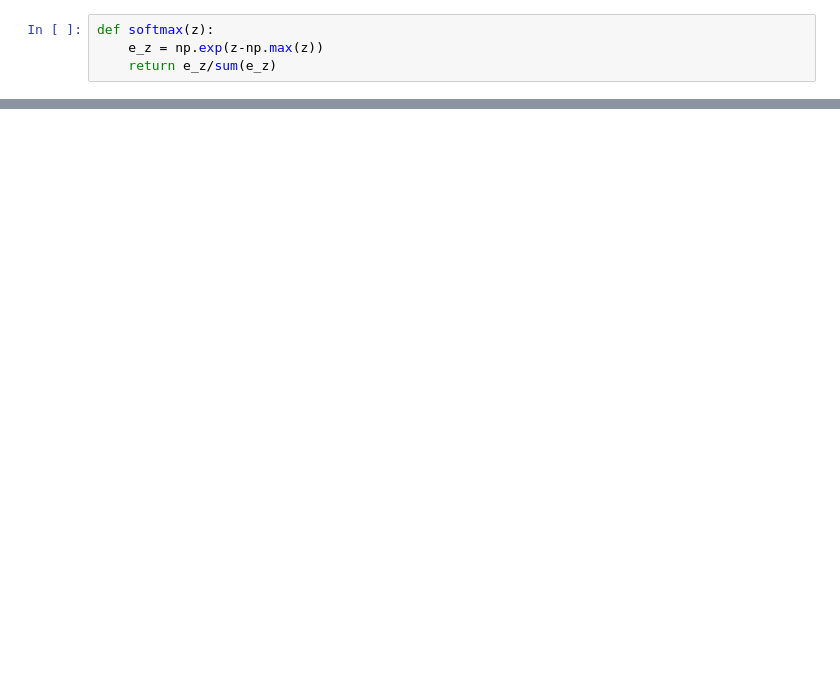
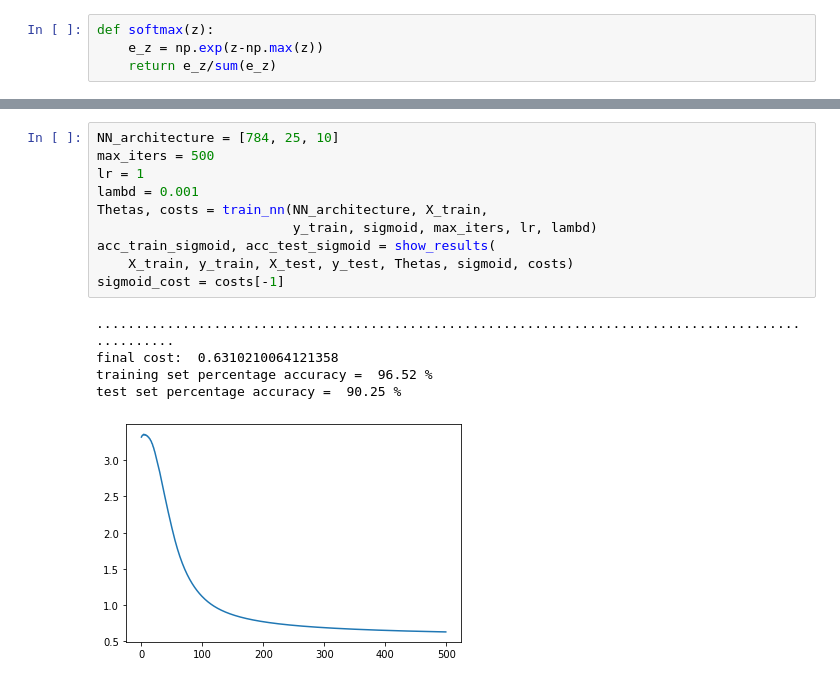
Before and after one commit to ThishenP/neural-network-from-scratch, a Jupyter notebook: Untitled.ipynb, the cells around one changed output, grey strips where cells are left out. Saved outputs shown, nothing was run; the diff lists cells and outputs as text; blank space fills up the shorter version.

```diff
--- a/Untitled.ipynb
+++ b/Untitled.ipynb
@@ -177,0 +205,16 @@ def train_nn(NN_architecture, X_train, y_train, a_func, max_iter, lr):
+# %%
+NN_architecture = [784, 25, 10]
+max_iters = 500
+lr = 1
+lambd = 0.001
+Thetas, costs = train_nn(NN_architecture, X_train,
+                         y_train, sigmoid, max_iters, lr, lambd)
+acc_train_sigmoid, acc_test_sigmoid = show_results(
+    X_train, y_train, X_test, y_test, Thetas, sigmoid, costs)
+sigmoid_cost = costs[-1]
+# %% [output]
+....................................................................................................
+final cost:  0.6310210064121358
+training set percentage accuracy =  96.52 %
+test set percentage accuracy =  90.25 %
+[figure, added]
```
Also changed, not shown: parts of 36 cells of this notebook.
